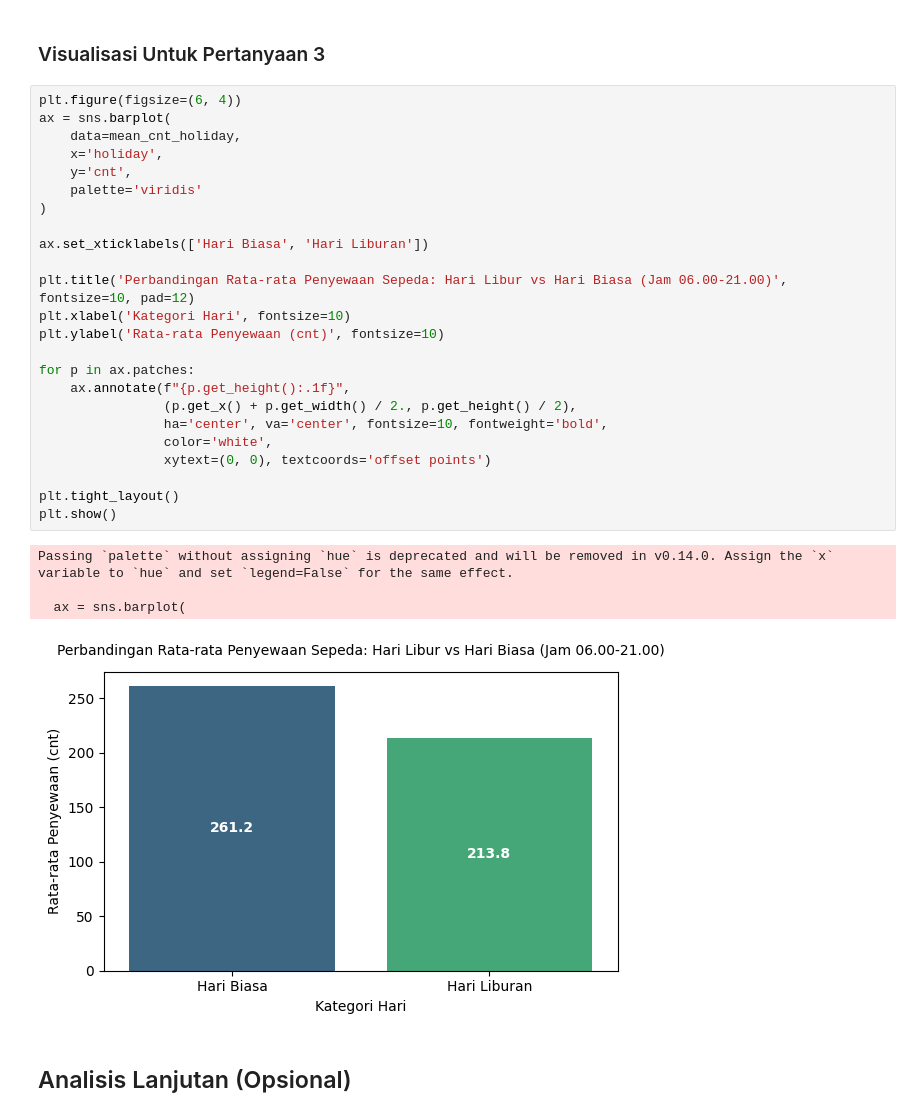
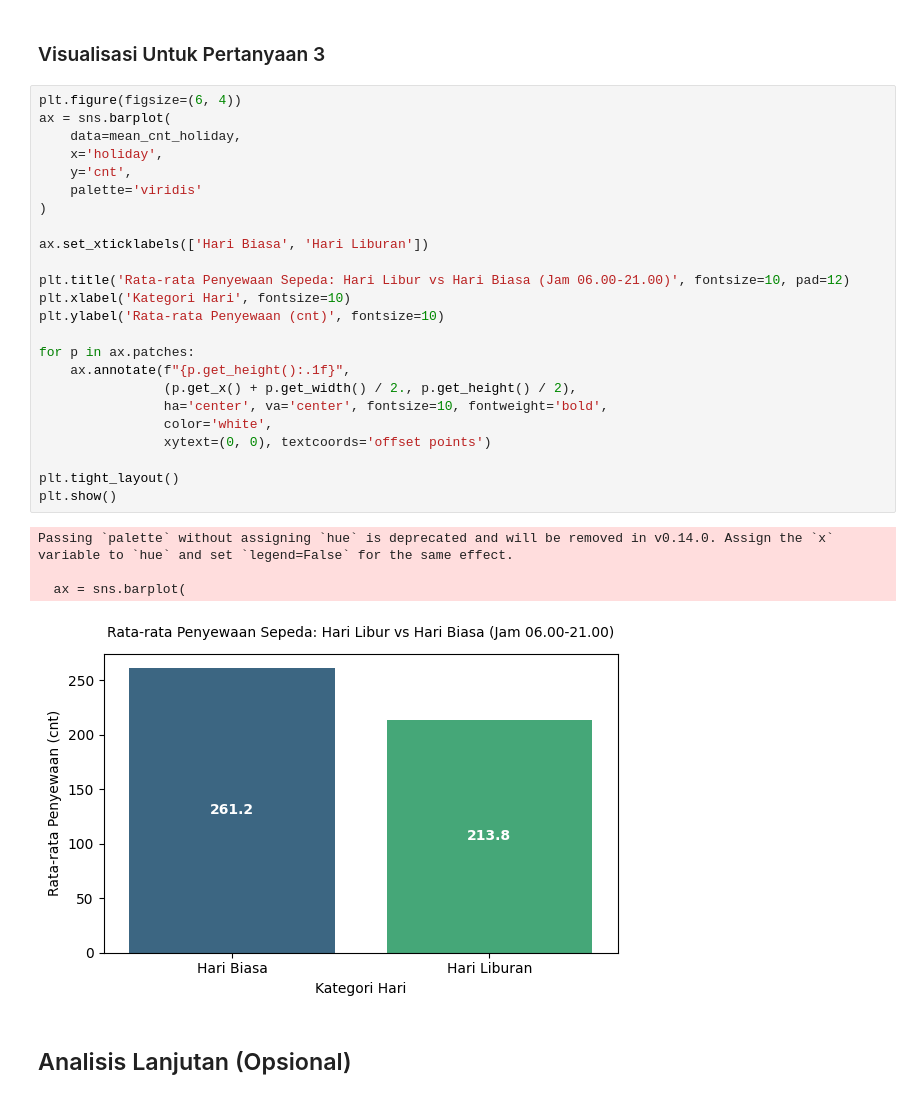
Before and after one commit to valselt/analisis-data-bikesharingdataset, a Jupyter notebook: Proyek_Analisis_Data_Muhammad Ivan Aldorino_Bike Sharing Dataset.ipynb, the cells around one changed output. Saved outputs shown, nothing was run; the diff lists cells and outputs as text.

```diff
--- a/Proyek_Analisis_Data_Muhammad Ivan Aldorino_Bike Sharing Dataset.ipynb
+++ b/Proyek_Analisis_Data_Muhammad Ivan Aldorino_Bike Sharing Dataset.ipynb
@@ -545,32 +545,32 @@ Passing `palette` without assigning `hue` is deprecated and will be removed in v
 # %%
 plt.figure(figsize=(6, 4))
 ax = sns.barplot(
     data=mean_cnt_holiday,
     x='holiday',
     y='cnt',
     palette='viridis'
 )
 
 ax.set_xticklabels(['Hari Biasa', 'Hari Liburan'])
 
-plt.title('Perbandingan Rata-rata Penyewaan Sepeda: Hari Libur vs Hari Biasa (Jam 06.00-21.00)', fontsize=10, pad=12)
+plt.title('Rata-rata Penyewaan Sepeda: Hari Libur vs Hari Biasa (Jam 06.00-21.00)', fontsize=10, pad=12)
 plt.xlabel('Kategori Hari', fontsize=10)
 plt.ylabel('Rata-rata Penyewaan (cnt)', fontsize=10)
 
 for p in ax.patches:
     ax.annotate(f"{p.get_height():.1f}",
                 (p.get_x() + p.get_width() / 2., p.get_height() / 2),
                 ha='center', va='center', fontsize=10, fontweight='bold',
                 color='white',
                 xytext=(0, 0), textcoords='offset points')
 
 plt.tight_layout()
 plt.show()
 # %% [output]
 Passing `palette` without assigning `hue` is deprecated and will be removed in v0.14.0. Assign the `x` variable to `hue` and set `legend=False` for the same effect.
 
   ax = sns.barplot(
-[figure, old version]
+[figure, new version]
 # %% [markdown]
 ## Analisis Lanjutan (Opsional)
 # %% [markdown]
```
Also changed, not shown: parts of 1 cell of this notebook, 2 other files.
